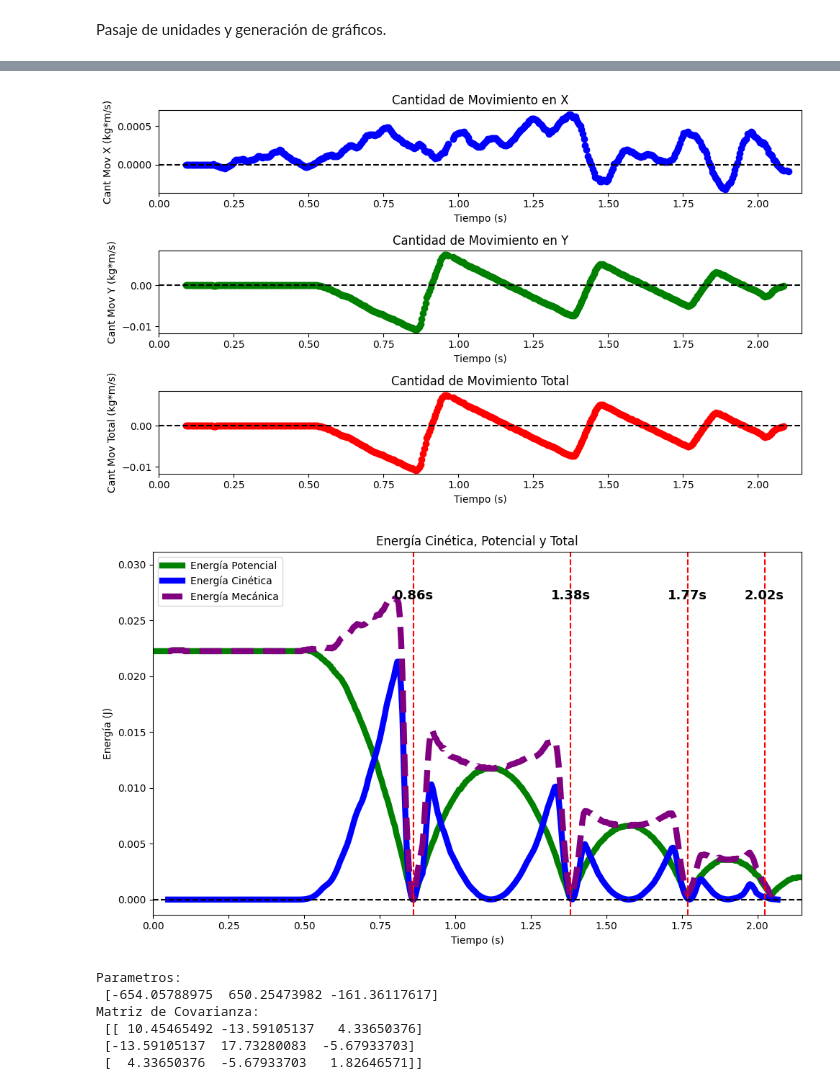
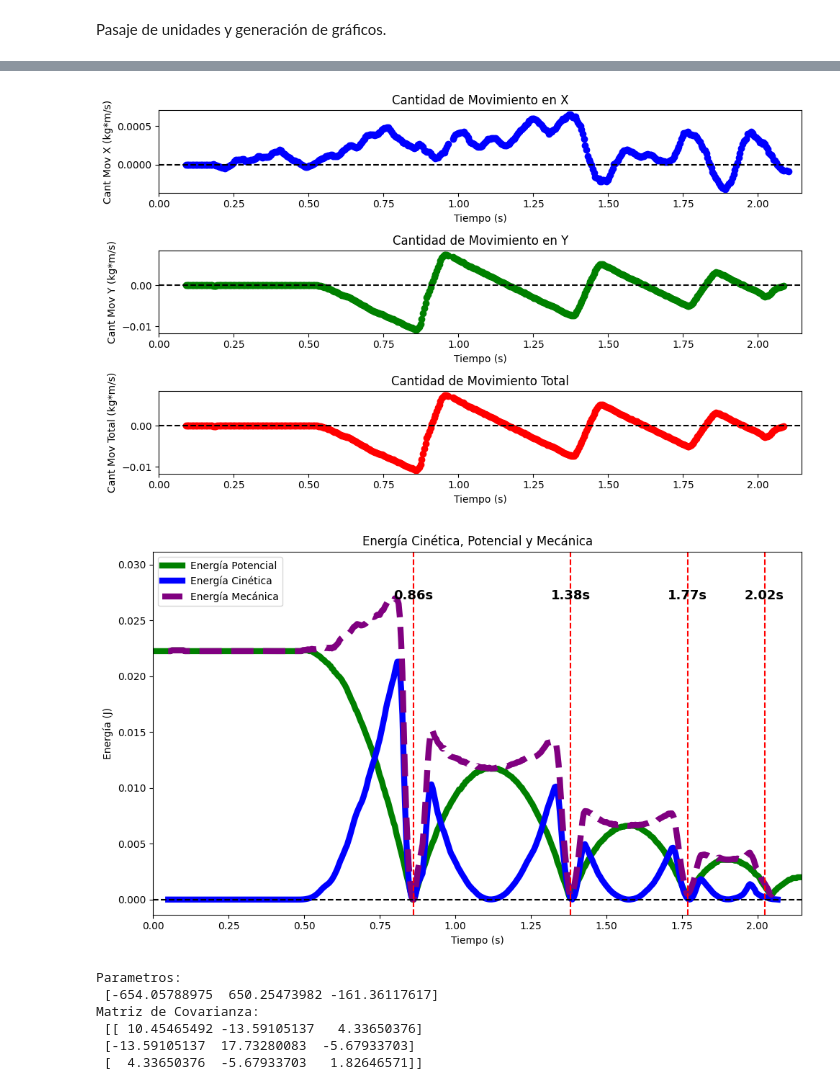
Before and after one commit to ThoMintz/proyectofisica-nextjs, a Jupyter notebook: trackerVideoCL.ipynb, the cells around one changed output, grey strips where cells are left out. Cells and saved outputs as stored; diff of their text form; code cells hidden in the pictures.

```diff
--- a/trackerVideoCL.ipynb
+++ b/trackerVideoCL.ipynb
@@ -275,7 +275,8 @@ plt.ylim(top=y_max * 1.1)
 
 # Aceleración en Y
 plt.subplot(3, 1, 3)
-plt.plot(df['time_real'] + 2*delay, df['ay'], color='#1B5E20', linewidth=6)  # Ajusta el grosor de la línea
+plt.plot(df['time_real'] + 2*delay, df['ay'], "-o", color='#1B5E20', linewidth=3)
+
 plt.axhline(y=0, color='k', linestyle='--')
 plt.title('Aceleracion', fontsize=14, fontweight='bold')
 plt.xlabel('Tiempo (s)')
@@ -371,7 +372,7 @@ plt.plot(df['time_real'], df['energia_potencial'], color='green', linewidth=6, l
 plt.plot(df['time_real'], df['energia_cinetica'], color='blue', linewidth=6, label='Energía Cinética')
 plt.plot(df['time_real'], df['energia_mecanica'], color='purple', linewidth=6, linestyle='--', label='Energía Mecánica')
 
-plt.title('Energía Cinética, Potencial y Total')
+plt.title('Energía Cinética, Potencial y Mecánica')
 plt.axhline(y=0, color='k', linestyle='--')  # Línea de referencia en y=0
 # Marcar mínimos locales para posición Y
 y_max = plt.ylim()[1]
@@ -386,34 +387,34 @@ plt.xlim([0, time_max])
 plt.legend()  # Mostrar la leyenda
 plt.tight_layout()
 plt.show()
 
 #MANEJO DE ERRORES
 def posicion_y(t, a, b, c):
     y = a * t**2 + b * t + c
     return y
 
 filtered_y_values = df[(df['time_real'] >= 0.5) & (df['time_real'] <= 0.8)]['y_smooth_cm'] #DESDE QUE LA SUELTA AL PIQUE
 filtered_time_values = df[(df['time_real'] >= 0.5) & (df['time_real'] <= 0.8)]['time_real']
 
 params, covariance = curve_fit(posicion_y, filtered_time_values, filtered_y_values)
 
 print("Parametros:\n", params)
 print("Matriz de Covarianza:\n", covariance)
 
 x_fit = np.linspace(min(filtered_time_values), max(filtered_time_values), 73)
 y_fit = posicion_y(filtered_time_values, *params)
 
 # Graficar datos y ajuste
 plt.scatter(filtered_time_values, filtered_y_values, label='Datos', color='blue')
 plt.plot(x_fit, y_fit, label='Ajuste', color='red')
 plt.legend()
 plt.show()
 # %% [output]
 [figure]
 [figure]
 [figure]
 [figure]
-[figure, old version]
+[figure, new version]
 Parametros:
  [-654.05788975  650.25473982 -161.36117617]
 Matriz de Covarianza:
```
Also changed, not shown: parts of 2 cells of this notebook, 1 other file.
